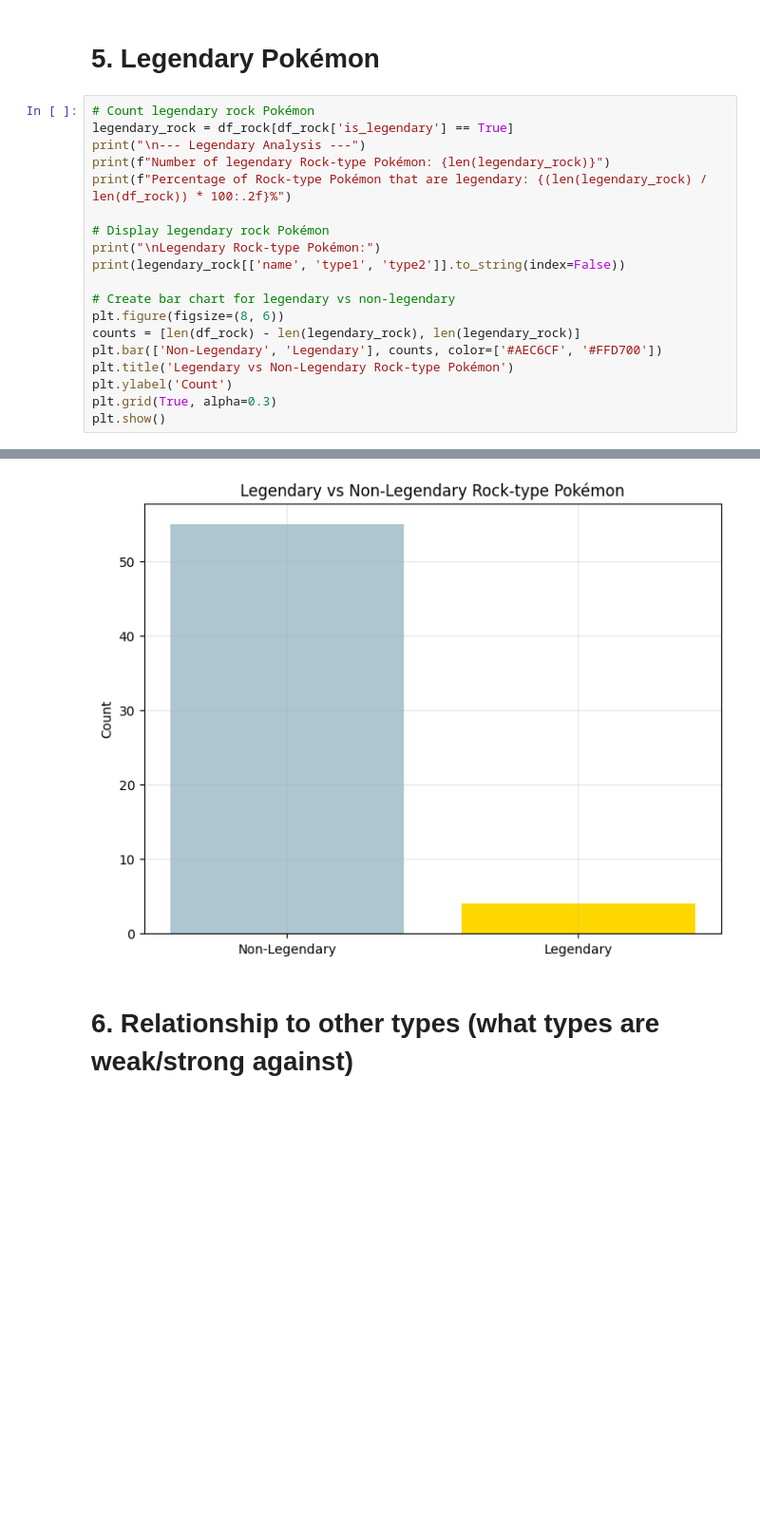
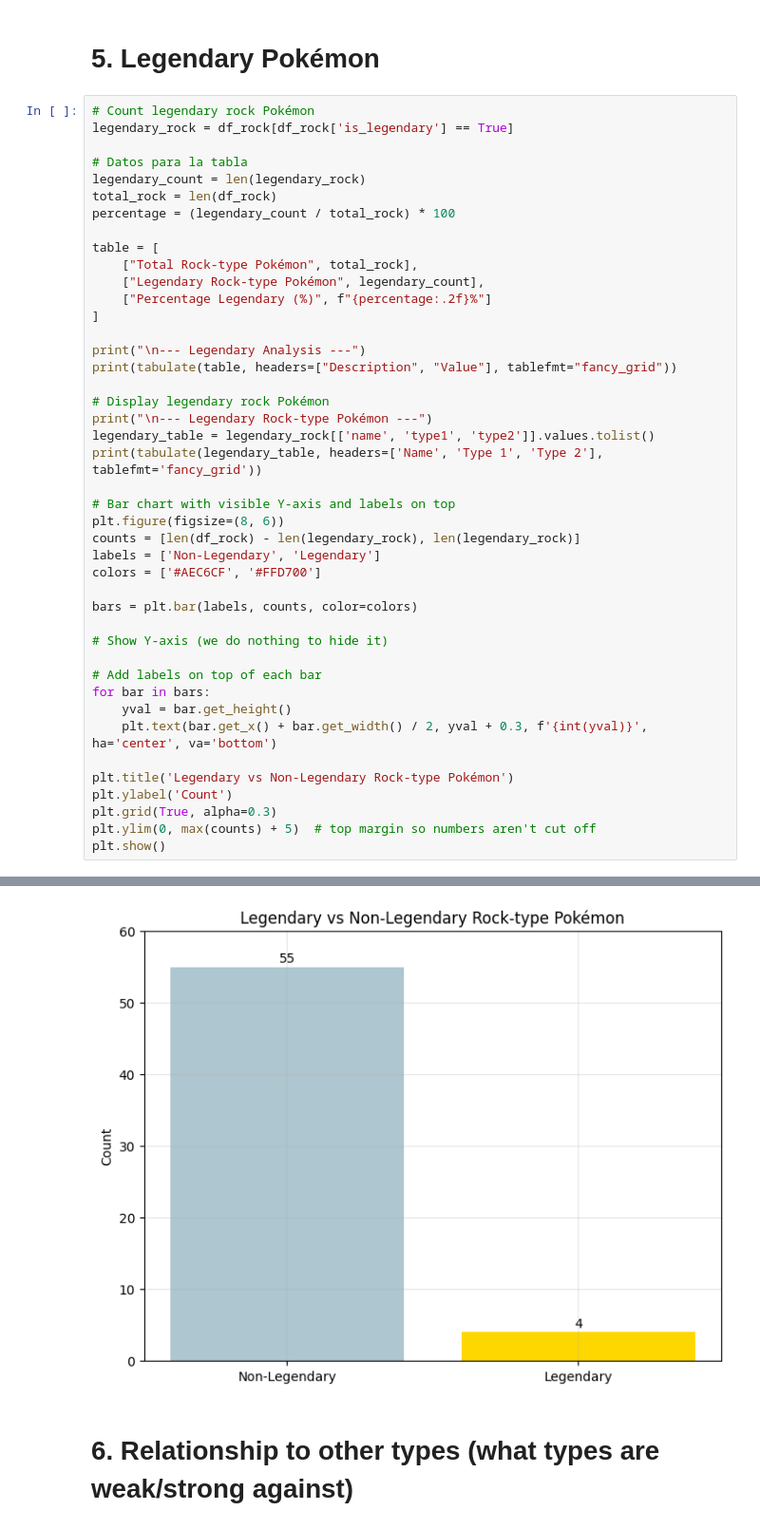
Before and after one commit to driosoft-pro/DataPokemonBattle, a Jupyter notebook: pokemon_battle_rock.ipynb, the cells around one changed output, grey strips where cells are left out. Shown at 95% size. Saved outputs shown, nothing was run; the diff lists cells and outputs as text; blank space fills up the shorter version.

```diff
--- a/pokemon_battle_rock.ipynb
+++ b/pokemon_battle_rock.ipynb
@@ -204,21 +353,45 @@ Average percentage of male Rock Pokémon: 65.94%
 # %%
 # Count legendary rock Pokémon
 legendary_rock = df_rock[df_rock['is_legendary'] == True]
+
+# Datos para la tabla
+legendary_count = len(legendary_rock)
+total_rock = len(df_rock)
+percentage = (legendary_count / total_rock) * 100
+
+table = [
+    ["Total Rock-type Pokémon", total_rock],
+    ["Legendary Rock-type Pokémon", legendary_count],
+    ["Percentage Legendary (%)", f"{percentage:.2f}%"]
+]
+
 print("\n--- Legendary Analysis ---")
-print(f"Number of legendary Rock-type Pokémon: {len(legendary_rock)}")
-print(f"Percentage of Rock-type Pokémon that are legendary: {(len(legendary_rock) / len(df_rock)) * 100:.2f}%")
+print(tabulate(table, headers=["Description", "Value"], tablefmt="fancy_grid"))
 
 # Display legendary rock Pokémon
-print("\nLegendary Rock-type Pokémon:")
-print(legendary_rock[['name', 'type1', 'type2']].to_string(index=False))
+print("\n--- Legendary Rock-type Pokémon ---")
+legendary_table = legendary_rock[['name', 'type1', 'type2']].values.tolist()
+print(tabulate(legendary_table, headers=['Name', 'Type 1', 'Type 2'], tablefmt='fancy_grid'))
 
-# Create bar chart for legendary vs non-legendary
+# Bar chart with visible Y-axis and labels on top
 plt.figure(figsize=(8, 6))
 counts = [len(df_rock) - len(legendary_rock), len(legendary_rock)]
-plt.bar(['Non-Legendary', 'Legendary'], counts, color=['#AEC6CF', '#FFD700'])
+labels = ['Non-Legendary', 'Legendary']
+colors = ['#AEC6CF', '#FFD700']
+
+bars = plt.bar(labels, counts, color=colors)
+
+# Show Y-axis (we do nothing to hide it)
+
+# Add labels on top of each bar
+for bar in bars:
+    yval = bar.get_height()
+    plt.text(bar.get_x() + bar.get_width() / 2, yval + 0.3, f'{int(yval)}', ha='center', va='bottom')
+
 plt.title('Legendary vs Non-Legendary Rock-type Pokémon')
 plt.ylabel('Count')
 plt.grid(True, alpha=0.3)
+plt.ylim(0, max(counts) + 5)  # top margin so numbers aren't cut off
 plt.show()
 # %% [output]
 --- Legendary Analysis ---
@@ -234,4 +414,4 @@ Terrakion  rock fighting
-[figure, old version]
+[figure, new version]
 # %% [markdown]
 # 6. Relationship to other types (what types are weak/strong against)
 # %%
```
Also changed, not shown: parts of 24 cells of this notebook.
